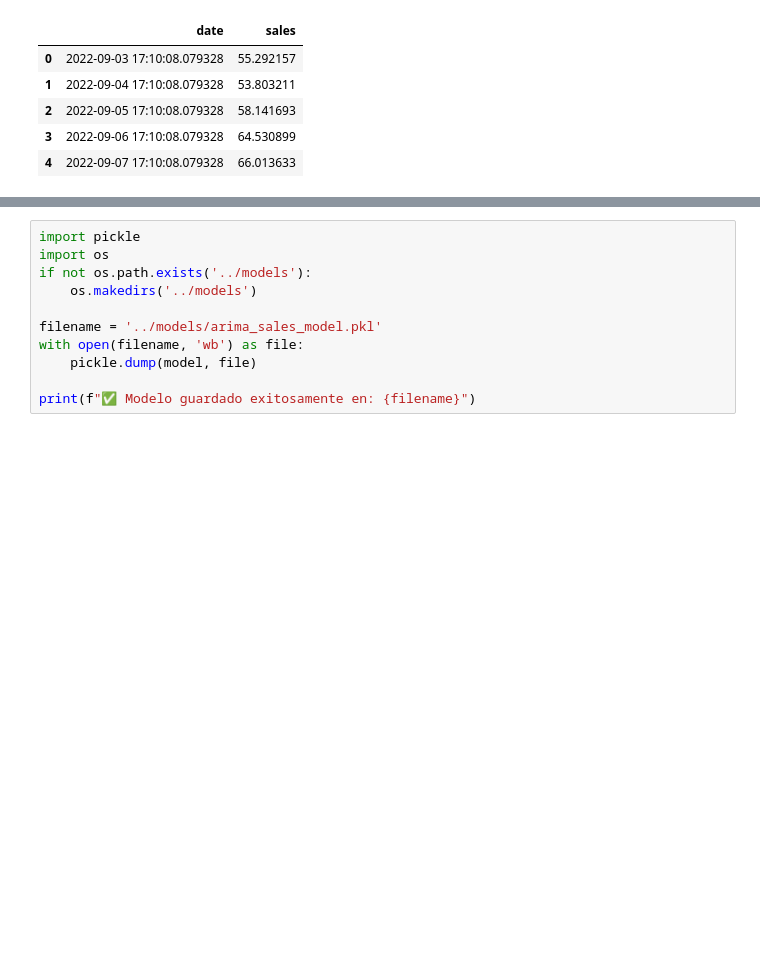
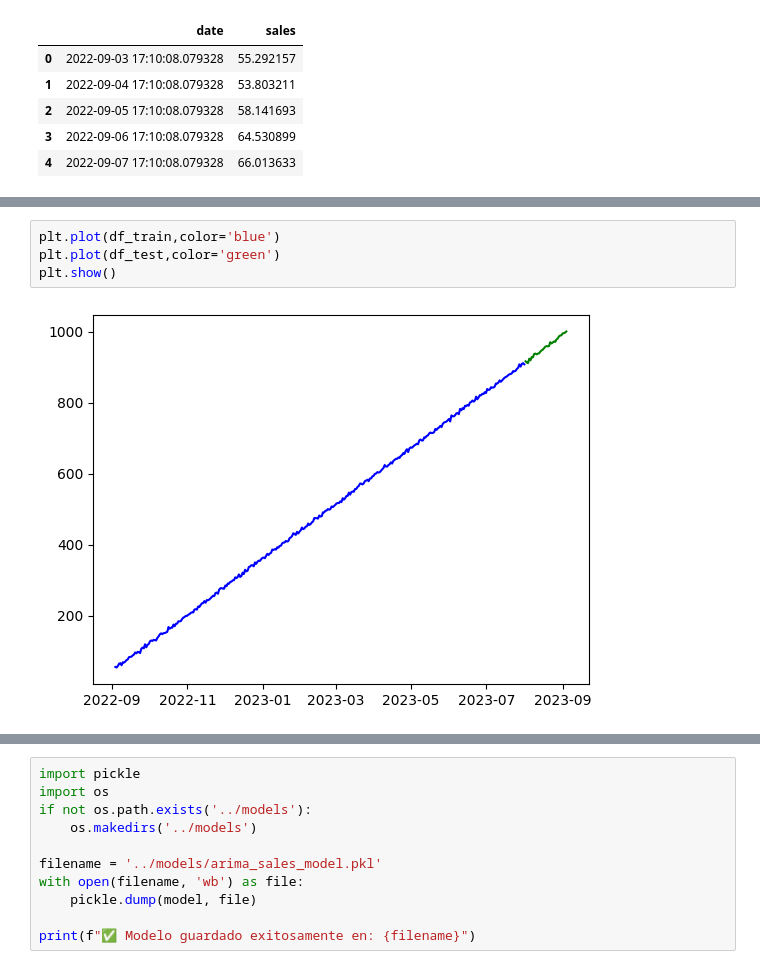
Before and after one commit to 4GeeksAcademy/series_de_tiempo_alternativoMgF, a Jupyter notebook: src/explore.ipynb, the cells around one changed output, grey strips where cells are left out. Drawn from its saved outputs; the diff is of its cells as text; blank space fills up the shorter version.

```diff
--- a/src/explore.ipynb
+++ b/src/explore.ipynb
@@ -153,0 +82,6 @@ Raíz del Error Cuadrático Medio (RMSE): 2.7297
+# %%
+plt.plot(df_train,color='blue')
+plt.plot(df_test,color='green')
+plt.show()
+# %% [output]
+[figure, added]
```
Also changed, not shown: parts of 20 cells of this notebook, 1 other file.
